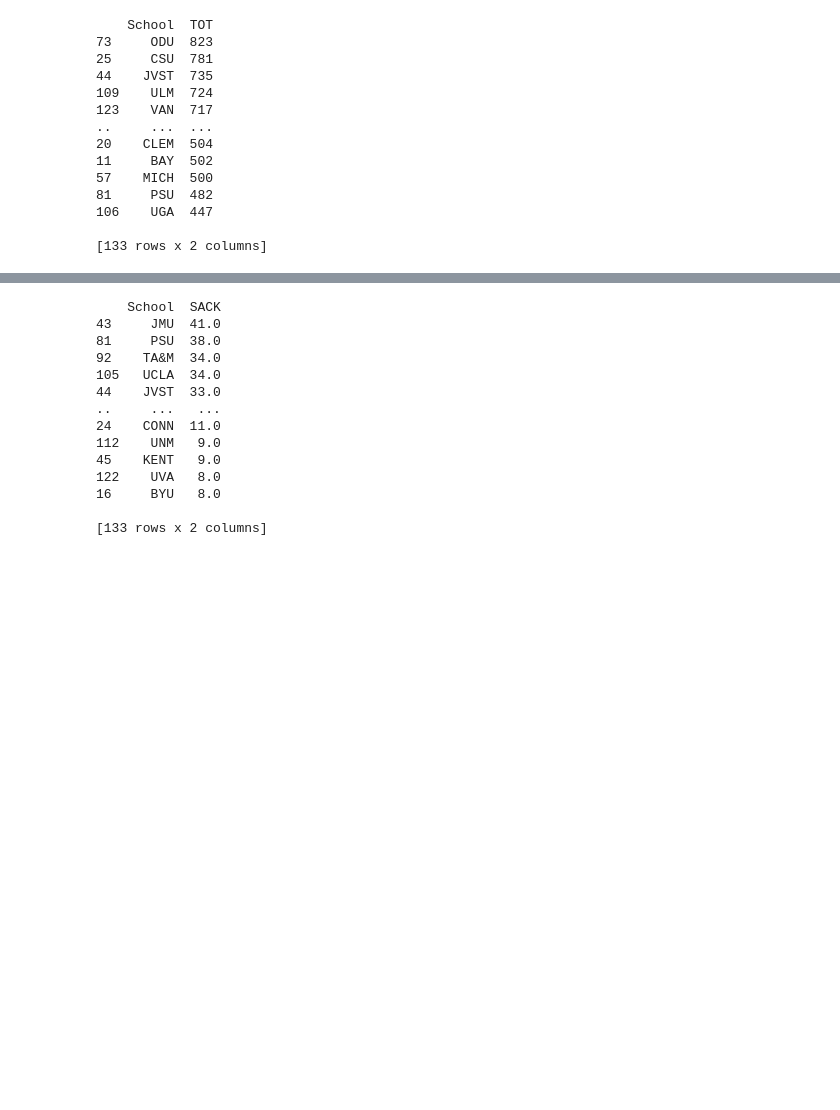
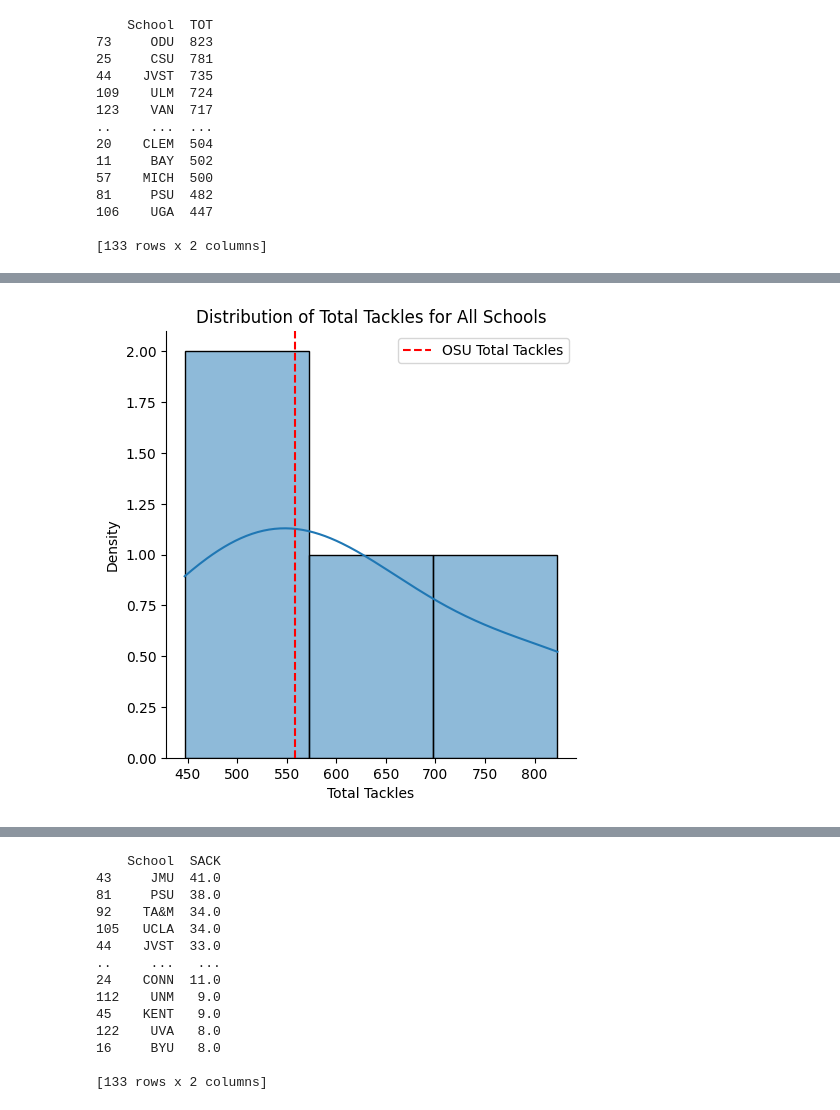
Before and after one commit to Kaireega/ESPN-WebScraping, a Jupyter notebook: ESPN.football.ipynb, the cells around one changed output, grey strips where cells are left out. Saved outputs shown, nothing was run; the diff lists cells and outputs as text; code cells hidden in the pictures; blank space fills up the shorter version.

```diff
--- a/ESPN.football.ipynb
+++ b/ESPN.football.ipynb
@@ -89,0 +124,22 @@ print(school_tot_totals)
+# %%
+# Create a distribution plot
+sns.displot(school_tot_totals['TOT'], kde=True)
+
+# Find and set the total tackles for OSU
+osu_total_tackles = school_tot_totals.loc[school_tot_totals['School'] == 'OSU', 'TOT'].values[0]
+
+# Add a vertical line for OSU's total tackles
+plt.axvline(x=osu_total_tackles, color='red', linestyle='--', label='OSU Total Tackles')
+
+# Add labels and title
+plt.xlabel('Total Tackles')
+plt.ylabel('Density')
+plt.title('Distribution of Total Tackles for All Schools')
+
+# Show a legend
+plt.legend()
+
+# Display the plot
+plt.show()
+# %% [output]
+[figure, added]
```
Also changed, not shown: parts of 8 cells of this notebook.
